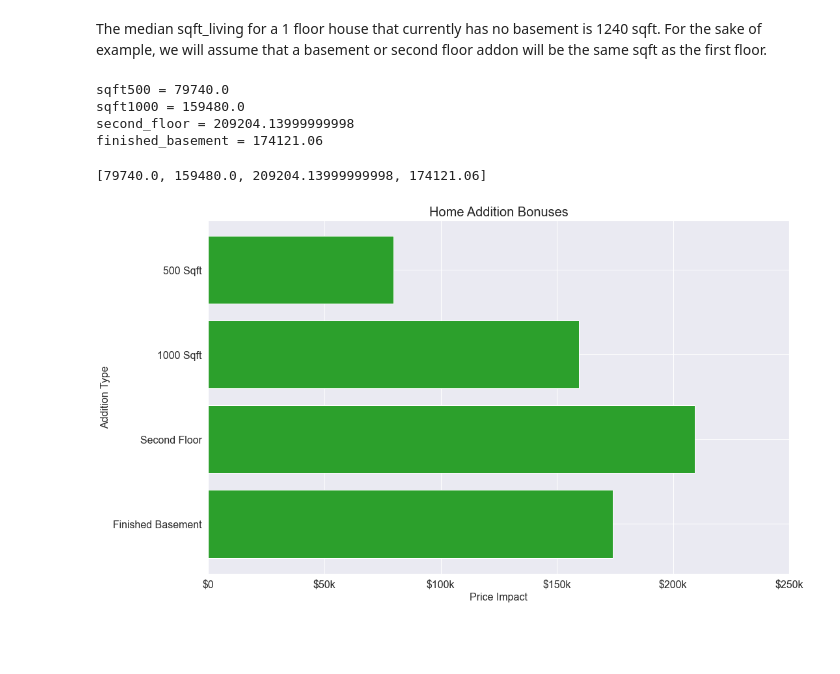
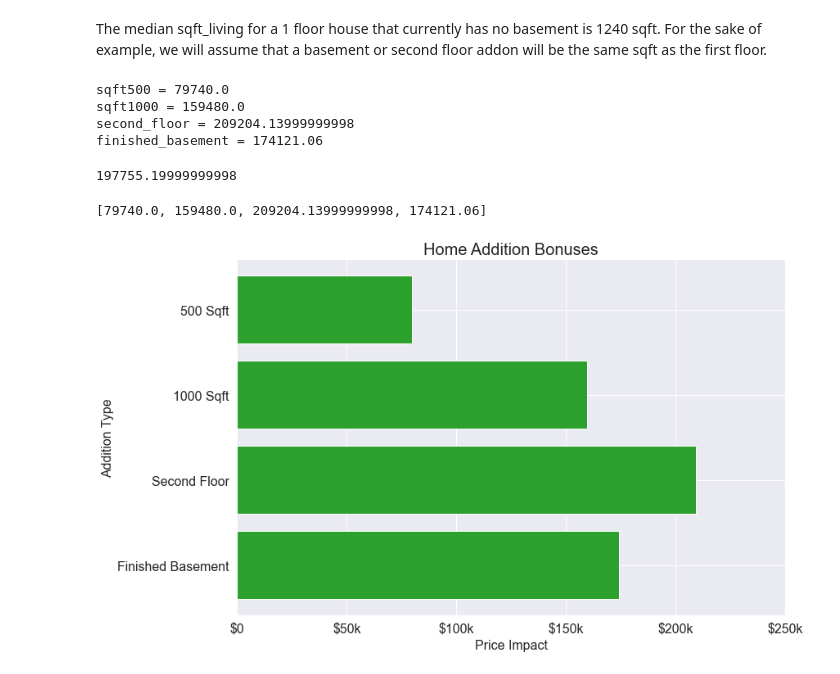
Before and after one commit to Drymander/dsc-phase-2-project, a Jupyter notebook: Housing Project Final.ipynb, the cells around one changed output. Cells and saved outputs as stored; diff of their text form; code cells hidden in the pictures; blank space fills up the shorter version.

```diff
--- a/Housing Project Final.ipynb
+++ b/Housing Project Final.ipynb
@@ -1834,11 +1900,14 @@ print('sqft500 = ' + str(sqft500))
 print('sqft1000 = ' + str(sqft1000))
 print('second_floor = ' + str(second_floor))
 print('finished_basement = ' + str(finished_basement))
+
+1240 * sqft
 # %% [output]
 sqft500 = 79740.0
 sqft1000 = 159480.0
 second_floor = 209204.13999999998
 finished_basement = 174121.06
+197755.19999999998
 # %%
 values = [79740.0, 159480.0, 209204.13999999998, 174121.06]
 
@@ -1846,24 +1915,23 @@ values
 # %% [output]
 [79740.0, 159480.0, 209204.13999999998, 174121.06]
 # %%
-fig = plt.figure(figsize=(16, 10))
+fig = plt.figure(figsize=(12, 8))
 ax = plt.gca()
-# langs = ['C', 'C++', 'Java', 'Python', 'PHP']
-# students = [23,17,35,29,12]
+
 ax.barh(labels,values, color='tab:green')
 
 ax.set_title('Home Addition Bonuses', fontsize=20)
 plt.ylabel('Addition Type', fontsize=16)
 plt.xlabel('Price Impact', fontsize=16)
 
 ax.set_xticks([0, 50000, 100000, 150000, 200000, 250000])
 ax.set_xticklabels(['$0', '$50k', '$100k', '$150k', '$200k', '$250k'], fontsize=16)
 ax.set_yticklabels(labels, fontsize=16)
 
 ax.invert_yaxis()
 
 plt.savefig('images/additions.png')
 
 plt.show()
 # %% [output]
-[figure, old version]
+[figure, new version]
```
Also changed, not shown: parts of 13 cells of this notebook, 5 other files.
